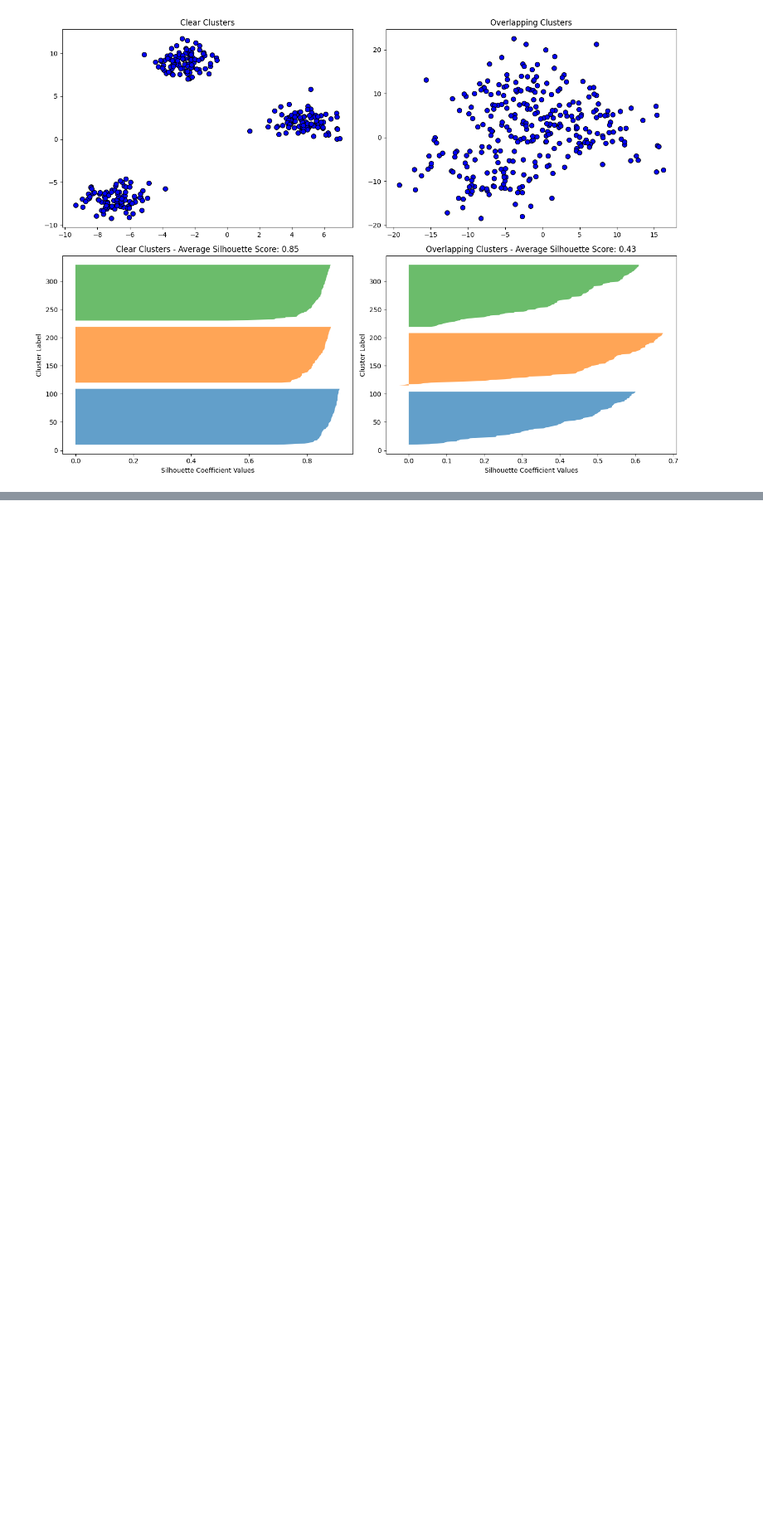
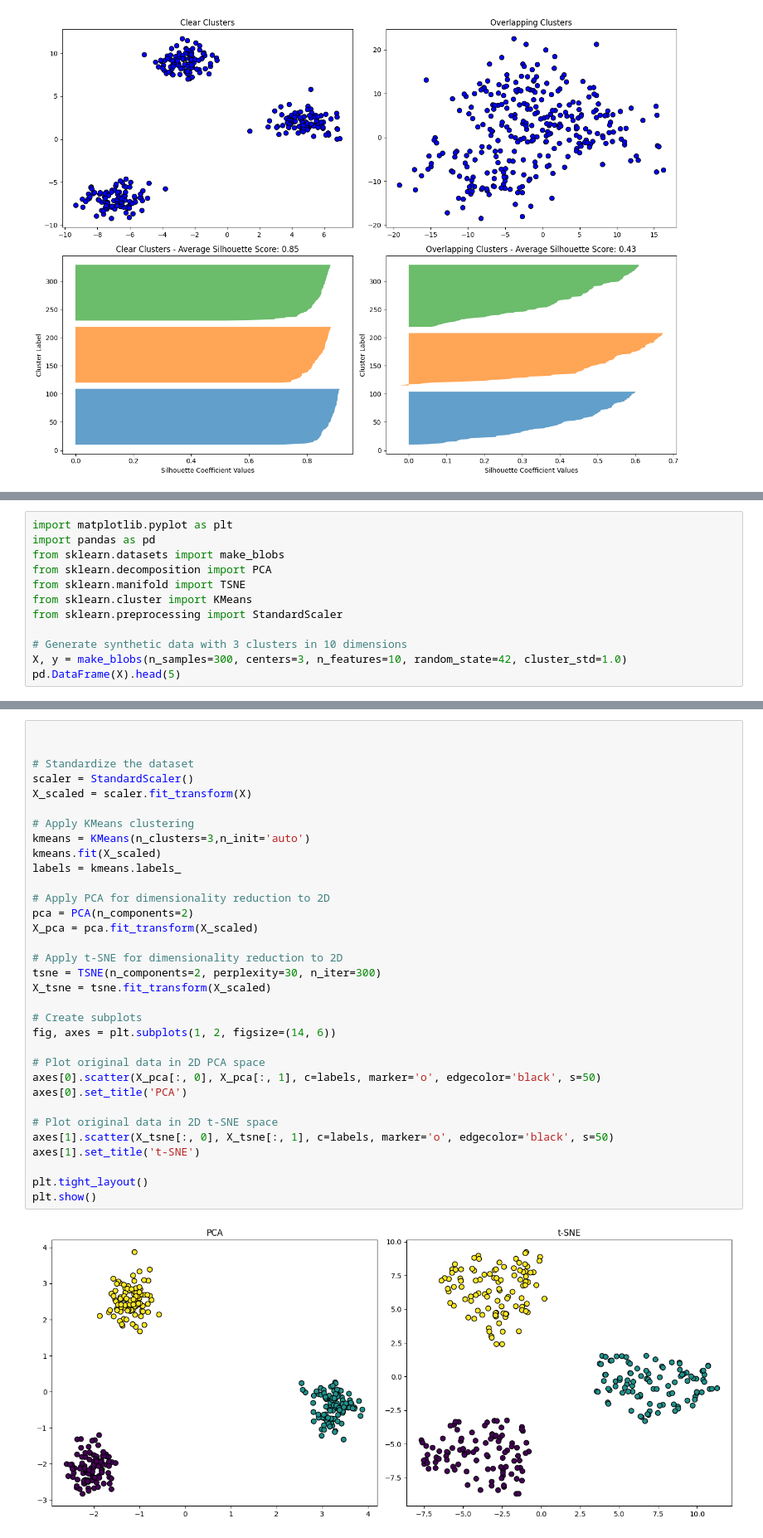
Before and after one commit to IST407-707/707-Week3-Lab, a Jupyter notebook: week3-lab.ipynb, the cells around one changed output, grey strips where cells are left out. Shown at 83% size. Cells and saved outputs as stored; diff of their text form; blank space fills up the shorter version.

```diff
--- a/week3-lab.ipynb
+++ b/week3-lab.ipynb
@@ -712,0 +763,12 @@ plt.show()
+# %%
+import matplotlib.pyplot as plt
+import pandas as pd
+from sklearn.datasets import make_blobs
+from sklearn.decomposition import PCA
+from sklearn.manifold import TSNE
+from sklearn.cluster import KMeans
+from sklearn.preprocessing import StandardScaler
+
+# Generate synthetic data with 3 clusters in 10 dimensions
+X, y = make_blobs(n_samples=300, centers=3, n_features=10, random_state=42, cluster_std=1.0)
+pd.DataFrame(X).head(5)
@@ -712,0 +782,35 @@ plt.show()
+# %%
+
+
+# Standardize the dataset
+scaler = StandardScaler()
+X_scaled = scaler.fit_transform(X)
+
+# Apply KMeans clustering
+kmeans = KMeans(n_clusters=3,n_init='auto')
+kmeans.fit(X_scaled)
+labels = kmeans.labels_
+
+# Apply PCA for dimensionality reduction to 2D
+pca = PCA(n_components=2)
+X_pca = pca.fit_transform(X_scaled)
+
+# Apply t-SNE for dimensionality reduction to 2D
+tsne = TSNE(n_components=2, perplexity=30, n_iter=300)
+X_tsne = tsne.fit_transform(X_scaled)
+
+# Create subplots
+fig, axes = plt.subplots(1, 2, figsize=(14, 6))
+
+# Plot original data in 2D PCA space
+axes[0].scatter(X_pca[:, 0], X_pca[:, 1], c=labels, marker='o', edgecolor='black', s=50)
+axes[0].set_title('PCA')
+
+# Plot original data in 2D t-SNE space
+axes[1].scatter(X_tsne[:, 0], X_tsne[:, 1], c=labels, marker='o', edgecolor='black', s=50)
+axes[1].set_title('t-SNE')
+
+plt.tight_layout()
+plt.show()
+# %% [output]
+[figure, added]
```
Also changed, not shown: parts of 14 cells of this notebook.
